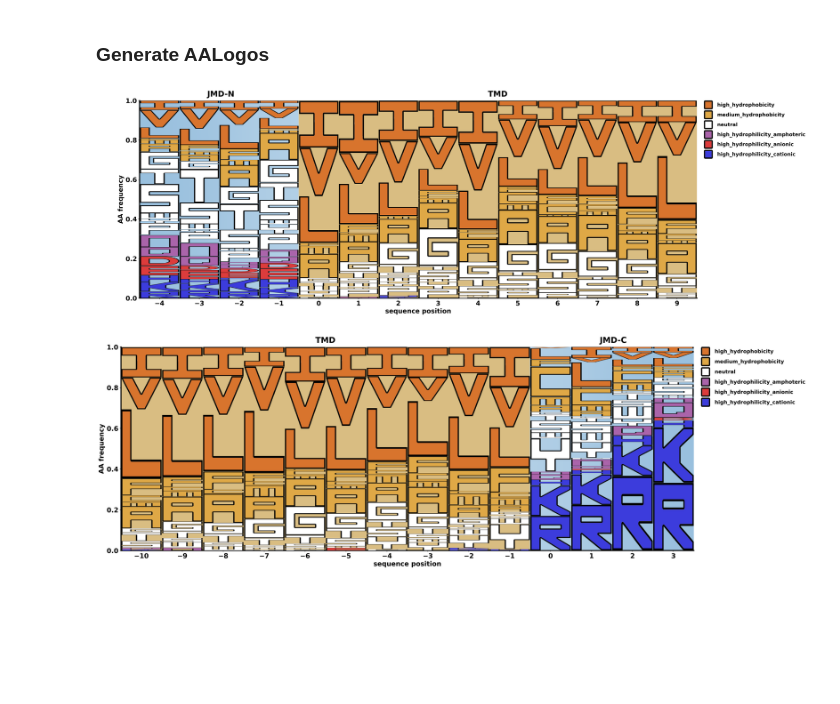
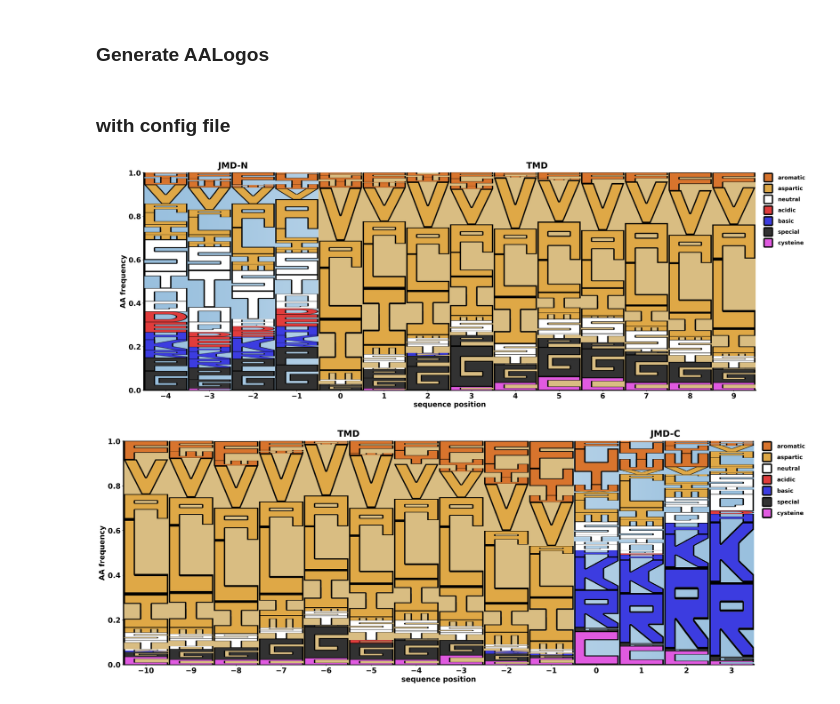
Before and after one commit to Freiherr5/AAlogo, a Jupyter notebook: Example.ipynb, the cells around one changed output. Drawn from its saved outputs; the diff is of its cells as text; code cells hidden in the pictures; blank space fills up the shorter version.

```diff
--- a/Example.ipynb
+++ b/Example.ipynb
@@ -32,16 +32,19 @@ test_data.head(5)
     sequence
 # %% [markdown]
 ### Generate AALogos
+# %% [markdown]
+### with config file
 # %%
 df_columns = ["sequence", "start_pos_TMD", "stop_pos_TMD"]
 
 # initialization
 # set_legend, list_columns
-ExampleAAlogo = AALogorizer.AALogoGenerator(set_legend=True, list_columns=df_columns)
+Example_AAlogo = AALogorizer.AALogoGenerator(set_legend=True, list_columns=df_columns)
 
 # Plot generation command
 # make_logo(df, name, length_tmd, length_jmd, aa_config_section_name, font_type="classic_AA_fonts")
-ExampleAAlogo.make_logo(df=test_data, name="Substrates_TMHMM", length_tmd=10, length_jmd=4, aa_config_section_name="Hydropathy2_config", font_type="bold_AA_fonts")
+Example_AAlogo.make_logo(df=test_data, name="Substrates_TMHMM", length_tmd=10, length_jmd=4,
+                         aa_config_section_name="OG_AA_config", font_type="bold_AA_fonts")
 # %% [output]
-[figure, old version]
+[figure, new version]
-[figure, old version]
+[figure, new version]
```
Also changed, not shown: parts of 2 cells of this notebook, 4 other files.
